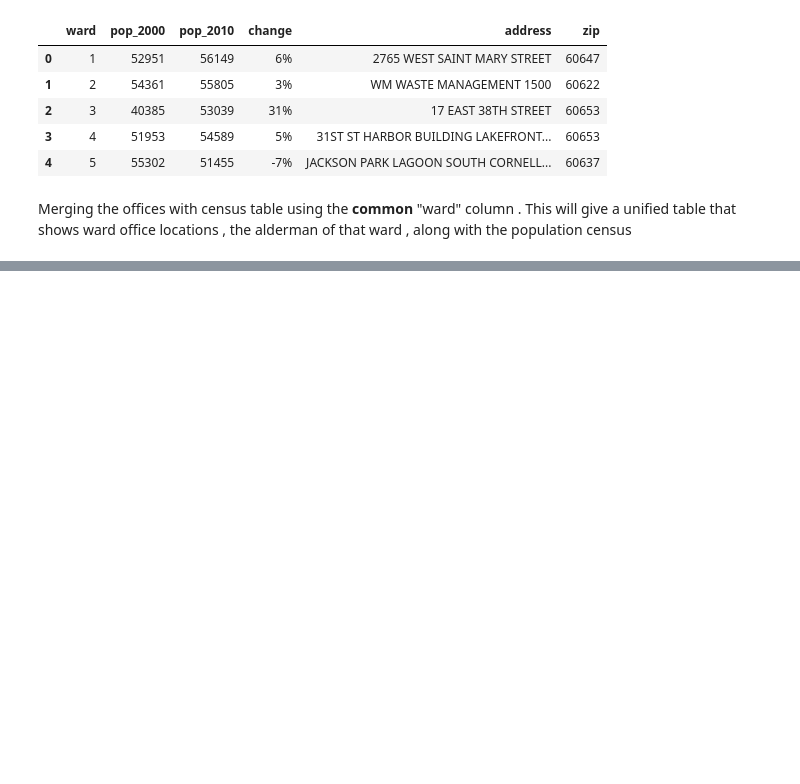
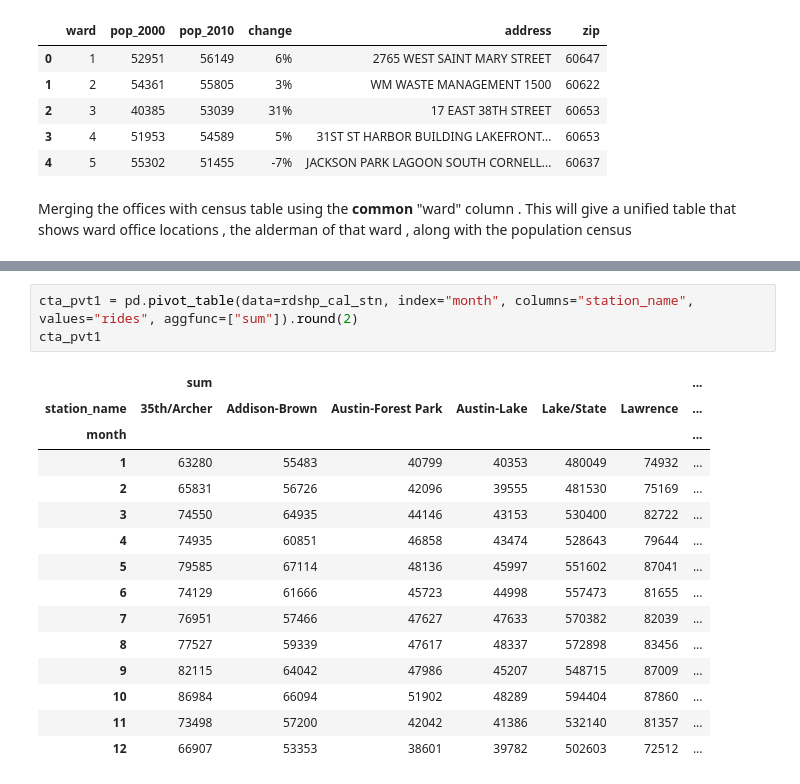
Before and after one commit to abhijeet-bhambere/exploratory_data_analysis, a Jupyter notebook: joins_and_merges.ipynb, the cells around one changed output, grey strips where cells are left out. Cells and saved outputs as stored; diff of their text form; blank space fills up the shorter version.

```diff
--- a/joins_and_merges.ipynb
+++ b/joins_and_merges.ipynb
@@ -60,0 +229,19 @@ offices_census.head()
+# %%
+cta_pvt1 = pd.pivot_table(data=rdshp_cal_stn, index="month", columns="station_name", values="rides", aggfunc=["sum"]).round(2)
+cta_pvt1
+# %% [output]
+|  | sum |  |  |  |  |  | ... |
+| station_name | 35th/Archer | Addison-Brown | Austin-Forest Park | Austin-Lake | Lake/State | Lawrence | ... |
+| month |  |  |  |  |  |  | ... |
+| 1 | 63280 | 55483 | 40799 | 40353 | 480049 | 74932 | ... |
+| 2 | 65831 | 56726 | 42096 | 39555 | 481530 | 75169 | ... |
+| 3 | 74550 | 64935 | 44146 | 43153 | 530400 | 82722 | ... |
+| 4 | 74935 | 60851 | 46858 | 43474 | 528643 | 79644 | ... |
+| 5 | 79585 | 67114 | 48136 | 45997 | 551602 | 87041 | ... |
+| 6 | 74129 | 61666 | 45723 | 44998 | 557473 | 81655 | ... |
+| 7 | 76951 | 57466 | 47627 | 47633 | 570382 | 82039 | ... |
+| 8 | 77527 | 59339 | 47617 | 48337 | 572898 | 83456 | ... |
+| 9 | 82115 | 64042 | 47986 | 45207 | 548715 | 87009 | ... |
+| 10 | 86984 | 66094 | 51902 | 48289 | 594404 | 87860 | ... |
+| 11 | 73498 | 57200 | 42042 | 41386 | 532140 | 81357 | ... |
+| 12 | 66907 | 53353 | 38601 | 39782 | 502603 | 72512 | ... |
```
Also changed, not shown: parts of 29 cells of this notebook.
